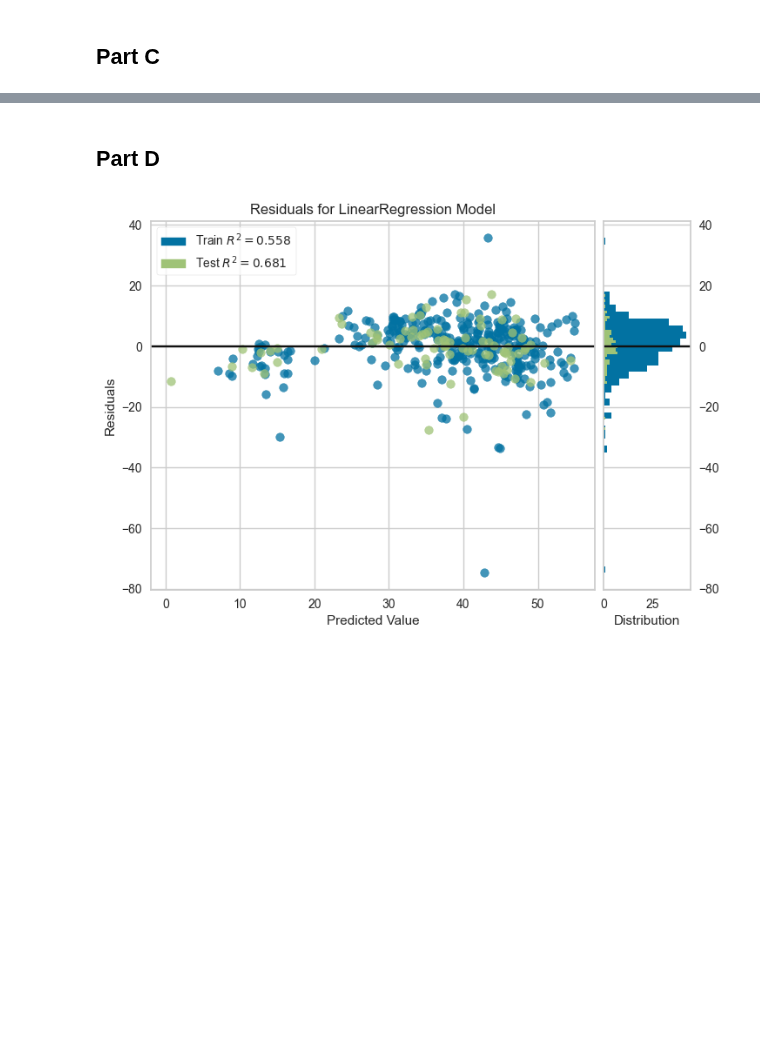
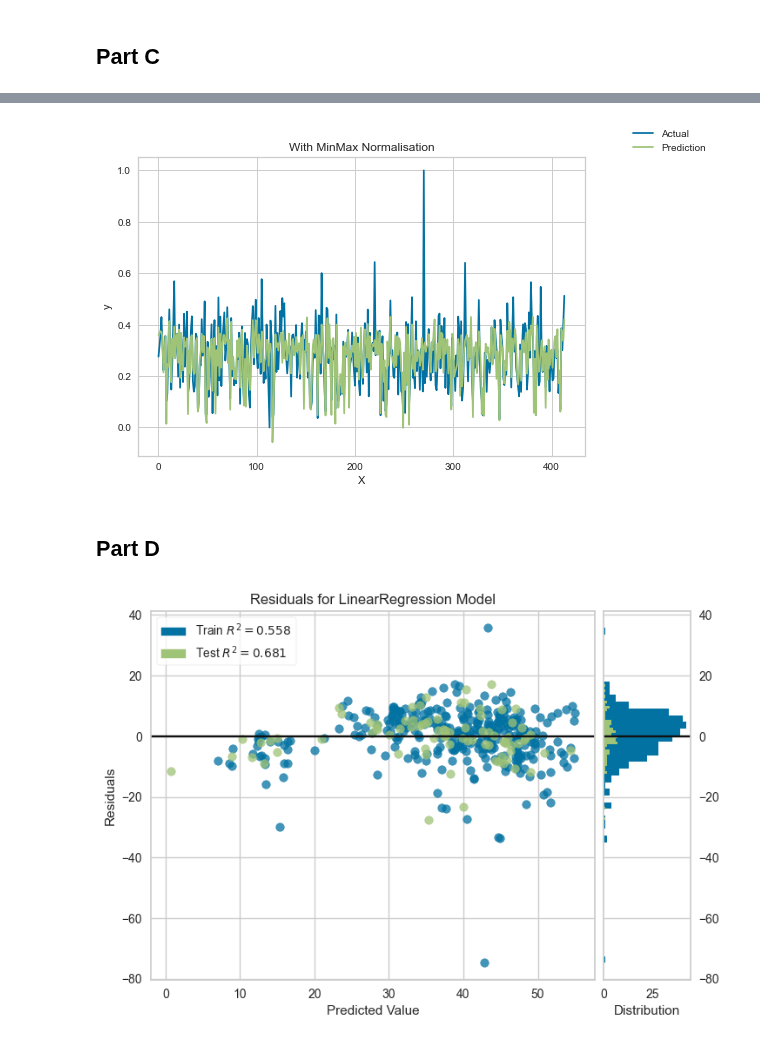
Before and after one commit to arkaprabha10/Machine-Learning, a Jupyter notebook: group28_lab1.ipynb, the cells around one changed output, grey strips where cells are left out. Drawn from its saved outputs; the diff is of its cells as text; code cells hidden in the pictures; blank space fills up the shorter version.

```diff
--- a/group28_lab1.ipynb
+++ b/group28_lab1.ipynb
@@ -319,3 +334,14 @@ RMSE -> 63.17677813645316
+# %%
+#plt.plot(y)
+plt.plot(y_norm)
+plt.plot(y_pred2)
+plt.legend(["Actual","Prediction"],loc=[1.1,1])
+plt.xlabel("X")
+plt.ylabel("y")
+plt.title("With MinMax Normalisation")
+plt.show()
+# %% [output]
+[figure, added]
 # %% [markdown]
 ## Part D
 # %%
```
Also changed, not shown: parts of 17 cells of this notebook, 1 other file.
